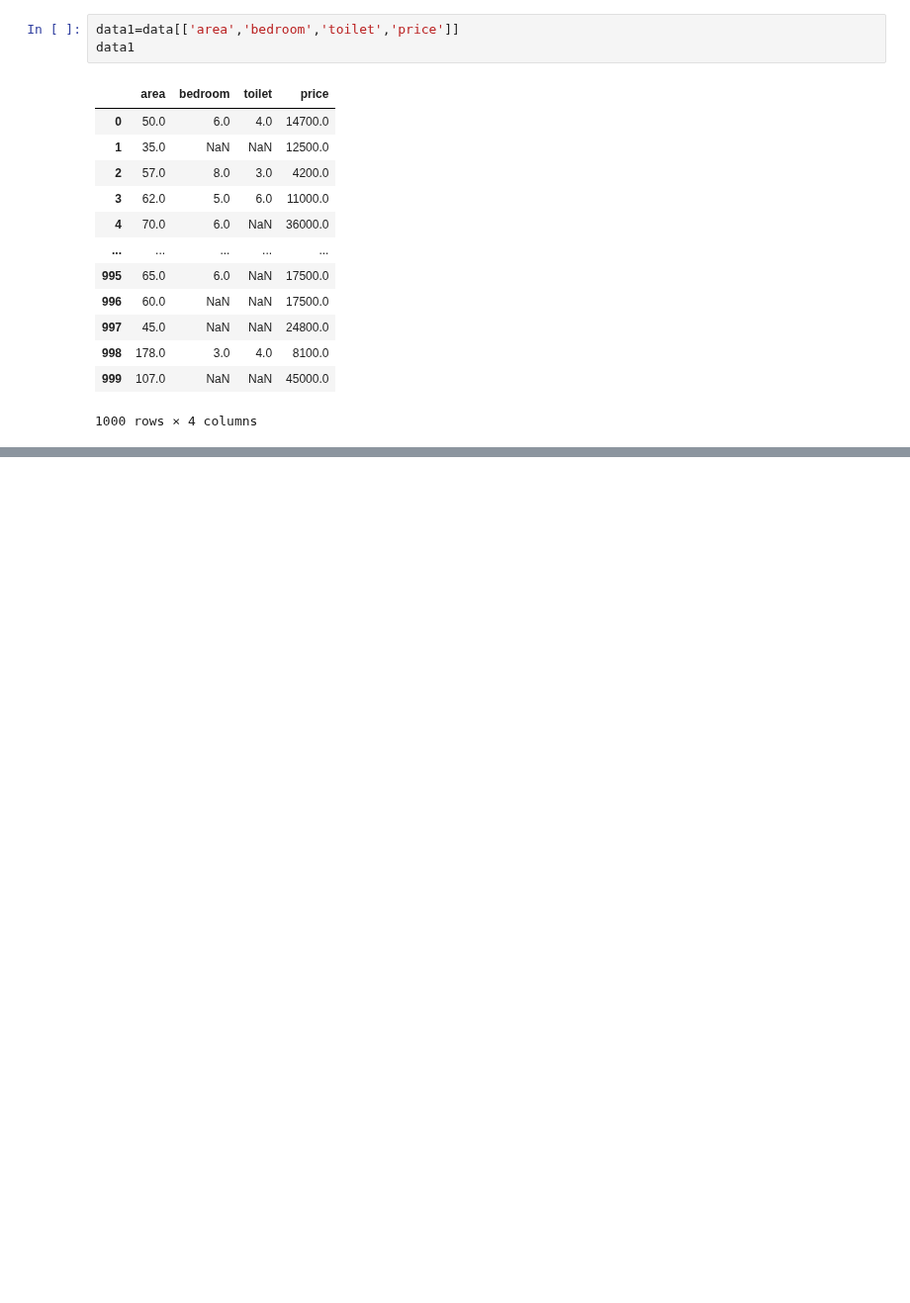
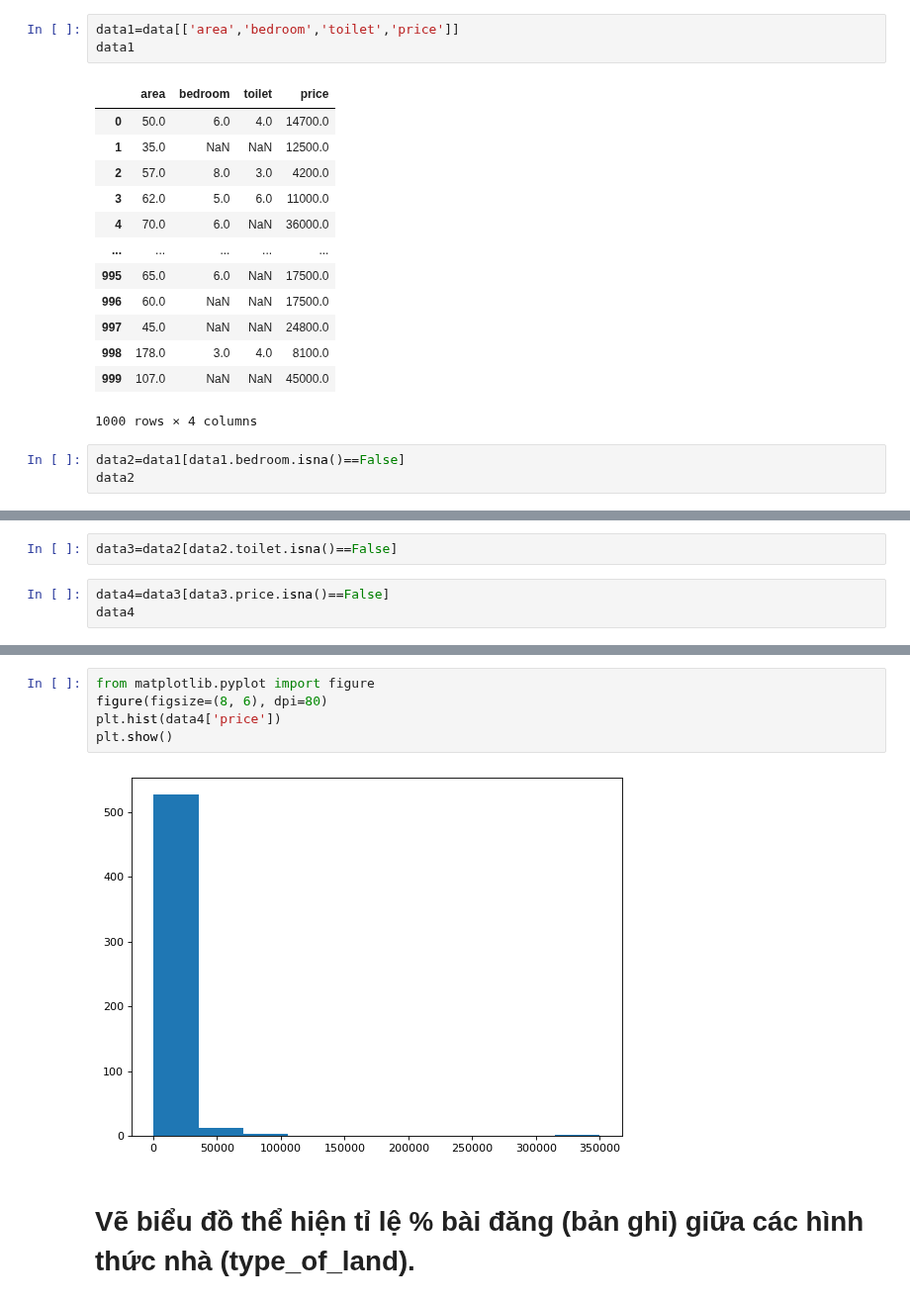
Before and after one commit to mark3000-010701/Dataanalyst, a Jupyter notebook: Bài_tập_data_Visualization_1_.ipynb, the cells around one changed output, grey strips where cells are left out. Shown at 99% size. Saved outputs shown, nothing was run; the diff lists cells and outputs as text; blank space fills up the shorter version.

```diff
--- a/Bài_tập_data_Visualization_1_.ipynb
+++ b/Bài_tập_data_Visualization_1_.ipynb
@@ -136,3 +150,6 @@ data1
 | 998 | 178.0 | 3.0 | 4.0 | 8100.0 |
 | 999 | 107.0 | NaN | NaN | 45000.0 |
 1000 rows × 4 columns
+# %%
+data2=data1[data1.bedroom.isna()==False]
+data2
@@ -138,0 +170,5 @@ data1
+# %%
+data3=data2[data2.toilet.isna()==False]
+# %%
+data4=data3[data3.price.isna()==False]
+data4
@@ -138,0 +189,9 @@ data1
+# %%
+from matplotlib.pyplot import figure
+figure(figsize=(8, 6), dpi=80)
+plt.hist(data4['price'])
+plt.show()
+# %% [output]
+[figure, added]
+# %% [markdown]
+# Vẽ biểu đồ thể hiện tỉ lệ % bài đăng (bản ghi) giữa các hình thức nhà (type_of_land).
```
Also changed, not shown: parts of 18 cells of this notebook.
